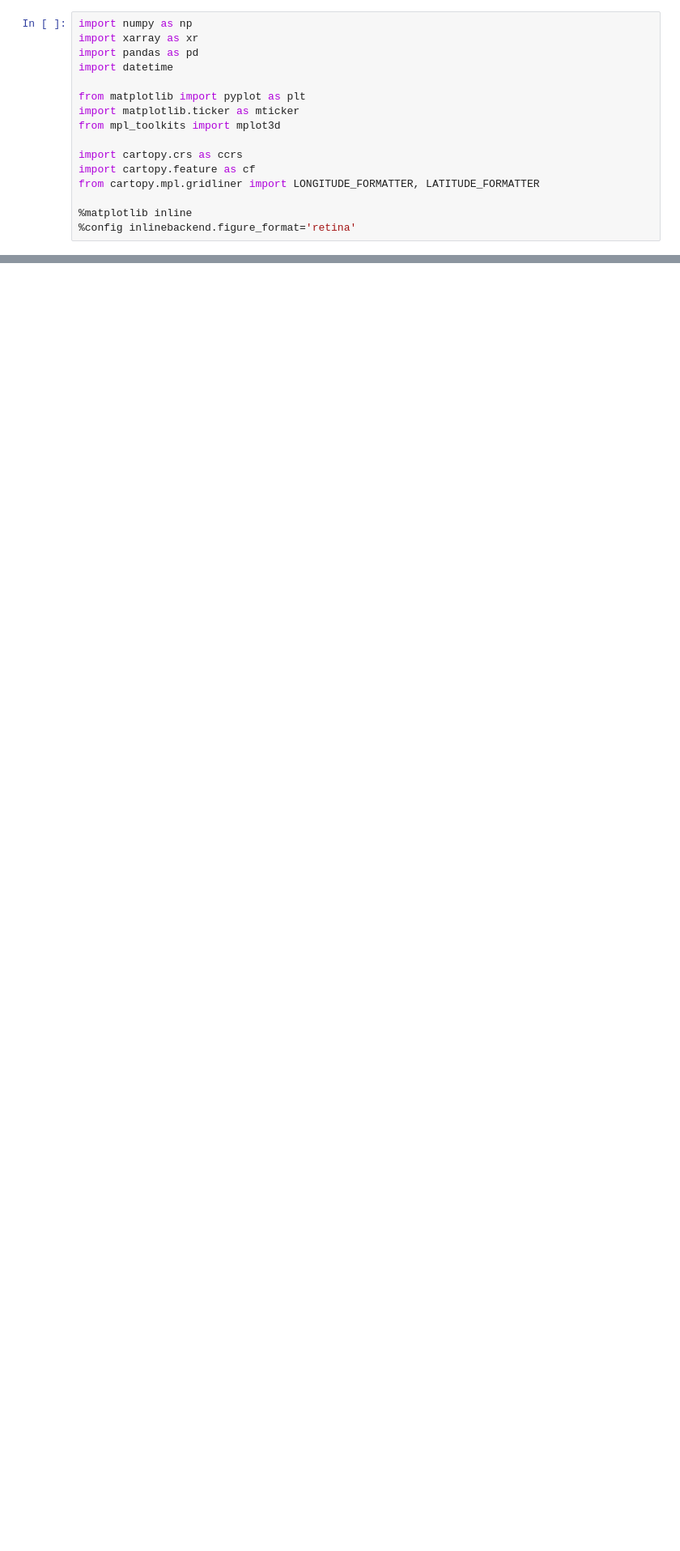
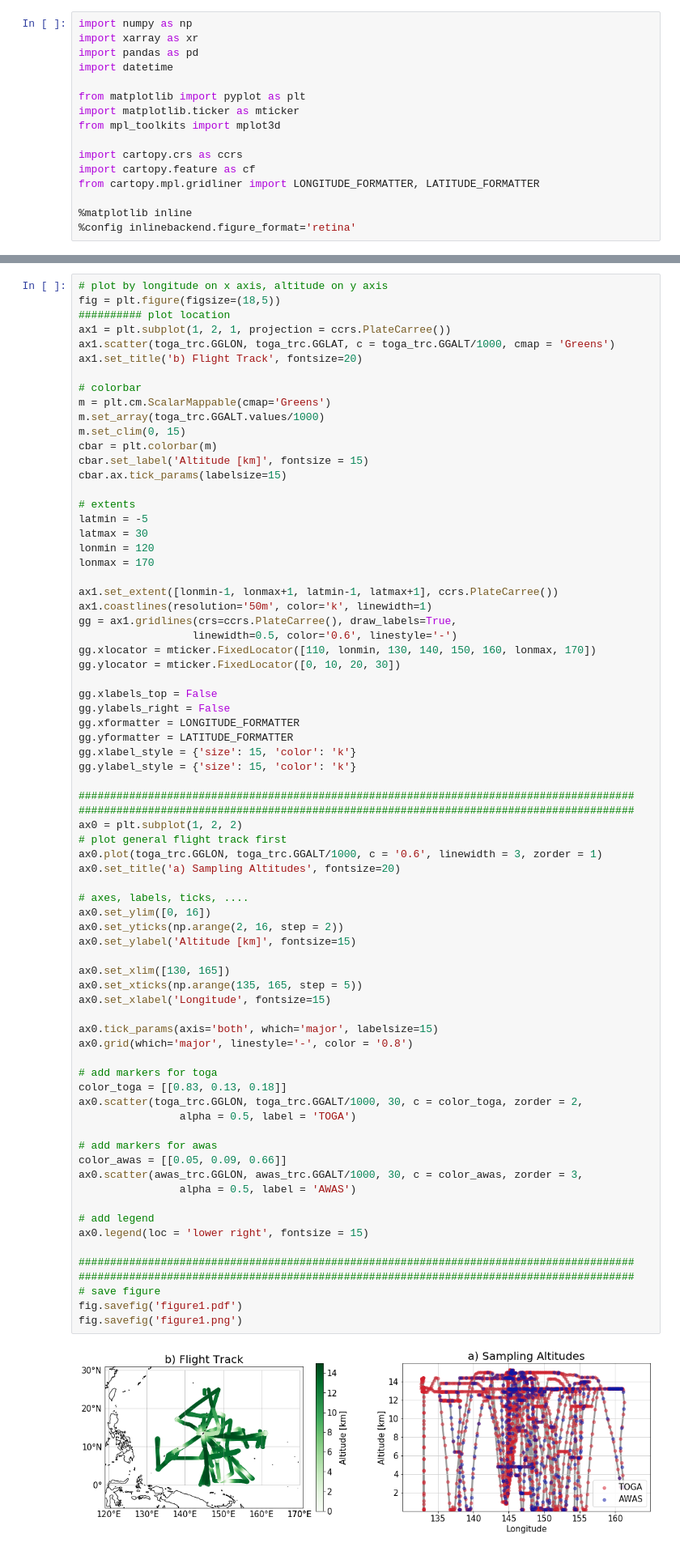
Before and after one commit to schelpon/TTS_2020_HD, a Jupyter notebook: regional_plots/figure1.ipynb, the cells around one changed output, grey strips where cells are left out. Shown at 81% size. Cells and saved outputs as stored; diff of their text form; blank space fills up the shorter version.

```diff
--- a/regional_plots/figure1.ipynb
+++ b/regional_plots/figure1.ipynb
@@ -118,0 +27,75 @@ fig.savefig('figure1.png')
+# %%
+# plot by longitude on x axis, altitude on y axis
+fig = plt.figure(figsize=(18,5))
+########## plot location
+ax1 = plt.subplot(1, 2, 1, projection = ccrs.PlateCarree())
+ax1.scatter(toga_trc.GGLON, toga_trc.GGLAT, c = toga_trc.GGALT/1000, cmap = 'Greens')
+ax1.set_title('b) Flight Track', fontsize=20)
+
+# colorbar
+m = plt.cm.ScalarMappable(cmap='Greens')
+m.set_array(toga_trc.GGALT.values/1000)
+m.set_clim(0, 15)
+cbar = plt.colorbar(m)
+cbar.set_label('Altitude [km]', fontsize = 15)
+cbar.ax.tick_params(labelsize=15)
+
+# extents
+latmin = -5
+latmax = 30
+lonmin = 120
+lonmax = 170
+
+ax1.set_extent([lonmin-1, lonmax+1, latmin-1, latmax+1], ccrs.PlateCarree())
+ax1.coastlines(resolution='50m', color='k', linewidth=1)
+gg = ax1.gridlines(crs=ccrs.PlateCarree(), draw_labels=True,
+                  linewidth=0.5, color='0.6', linestyle='-')
+gg.xlocator = mticker.FixedLocator([110, lonmin, 130, 140, 150, 160, lonmax, 170])
+gg.ylocator = mticker.FixedLocator([0, 10, 20, 30])
+
+gg.xlabels_top = False
+gg.ylabels_right = False
+gg.xformatter = LONGITUDE_FORMATTER
+gg.yformatter = LATITUDE_FORMATTER
+gg.xlabel_style = {'size': 15, 'color': 'k'}
+gg.ylabel_style = {'size': 15, 'color': 'k'}
+
+########################################################################################
+########################################################################################
+ax0 = plt.subplot(1, 2, 2)
+# plot general flight track first
+ax0.plot(toga_trc.GGLON, toga_trc.GGALT/1000, c = '0.6', linewidth = 3, zorder = 1)
+ax0.set_title('a) Sampling Altitudes', fontsize=20)
+
+# axes, labels, ticks, ....
+ax0.set_ylim([0, 16])
+ax0.set_yticks(np.arange(2, 16, step = 2))
+ax0.set_ylabel('Altitude [km]', fontsize=15)
+
+ax0.set_xlim([130, 165])
+ax0.set_xticks(np.arange(135, 165, step = 5))
+ax0.set_xlabel('Longitude', fontsize=15)
+
+ax0.tick_params(axis='both', which='major', labelsize=15)
+ax0.grid(which='major', linestyle='-', color = '0.8')
+
+# add markers for toga
+color_toga = [[0.83, 0.13, 0.18]]
+ax0.scatter(toga_trc.GGLON, toga_trc.GGALT/1000, 30, c = color_toga, zorder = 2,
+                alpha = 0.5, label = 'TOGA')
+
+# add markers for awas
+color_awas = [[0.05, 0.09, 0.66]]
+ax0.scatter(awas_trc.GGLON, awas_trc.GGALT/1000, 30, c = color_awas, zorder = 3,
+                alpha = 0.5, label = 'AWAS')
+
+# add legend
+ax0.legend(loc = 'lower right', fontsize = 15)
+
+########################################################################################
+########################################################################################
+# save figure
+fig.savefig('figure1.pdf')
+fig.savefig('figure1.png')
+# %% [output]
+[figure, added]
```
Also changed, not shown: parts of 2 cells of this notebook, 2 other files.
